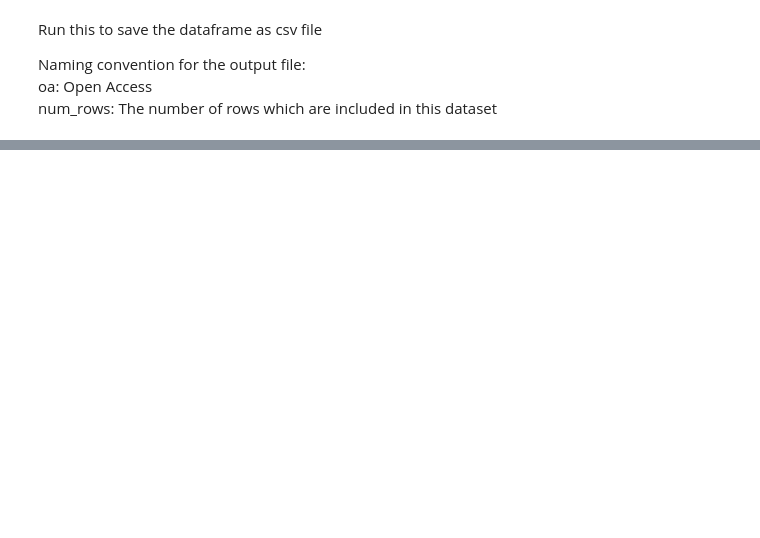
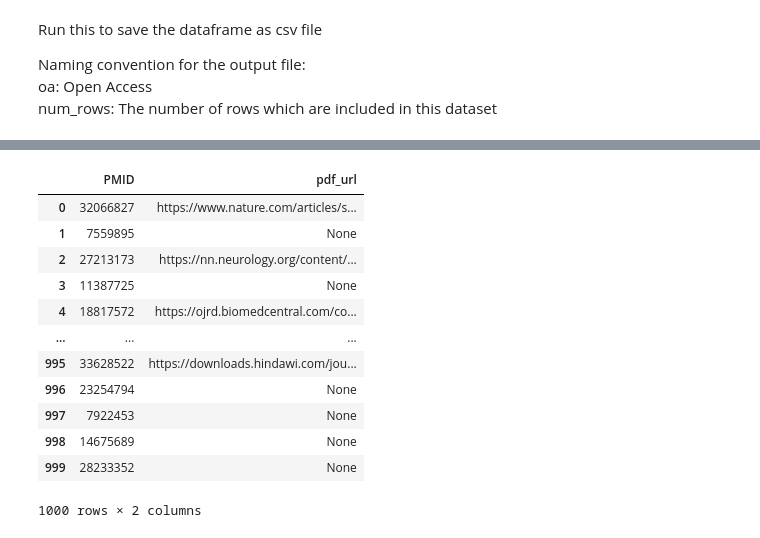
Before and after one commit to Doma1612/medLLM, a Jupyter notebook: data/pmc_patients/pmc_patients.ipynb, the cells around one changed output, grey strips where cells are left out. Saved outputs shown, nothing was run; the diff lists cells and outputs as text; code cells hidden in the pictures; blank space fills up the shorter version.

```diff
--- a/data/pmc_patients/pmc_patients.ipynb
+++ b/data/pmc_patients/pmc_patients.ipynb
@@ -48,0 +213,12 @@ filtered_df.to_csv(output_csv_file, index=False)
+# %%
+def is_open_access(pmid):
+    url = f"https://www.ebi.ac.uk/europepmc/webservices/rest/search?query=EXT_ID:{pmid}&resultType=core&format=json"
+    response = requests.get(url)
+
+    if response.status_code == 200:
+        data = response.json()
+        if "resultList" in data and data["resultList"]["result"]:
+            result = data["resultList"]["result"][0]
+            if result.get("isOpenAccess", "N") == "Y":
+                return data["resultList"]["result"][0]["fullTextUrlList"]["fullTextUrl"][0]["url"]
+        return None
@@ -48,0 +253,16 @@ filtered_df.to_csv(output_csv_file, index=False)
+# %%
+first_1000
+# %% [output]
+|  | PMID | pdf_url |
+| 0 | 32066827 | https://www.nature.com/articles/s... |
+| 1 | 7559895 | None |
+| 2 | 27213173 | https://nn.neurology.org/content/... |
+| 3 | 11387725 | None |
+| 4 | 18817572 | https://ojrd.biomedcentral.com/co... |
+| ... | ... | ... |
+| 995 | 33628522 | https://downloads.hindawi.com/jou... |
+| 996 | 23254794 | None |
+| 997 | 7922453 | None |
+| 998 | 14675689 | None |
+| 999 | 28233352 | None |
+1000 rows × 2 columns
```
Also changed, not shown: parts of 21 cells of this notebook, 1 other file.
